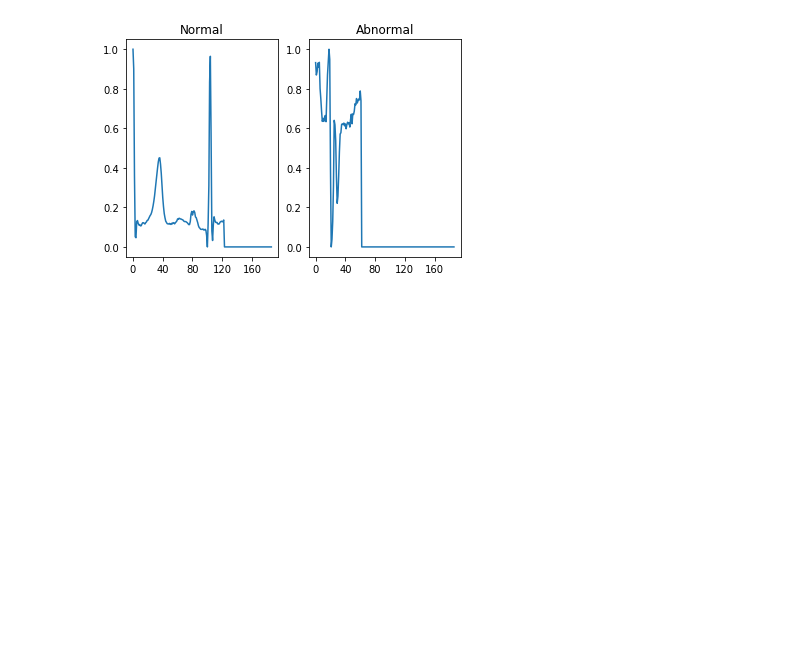
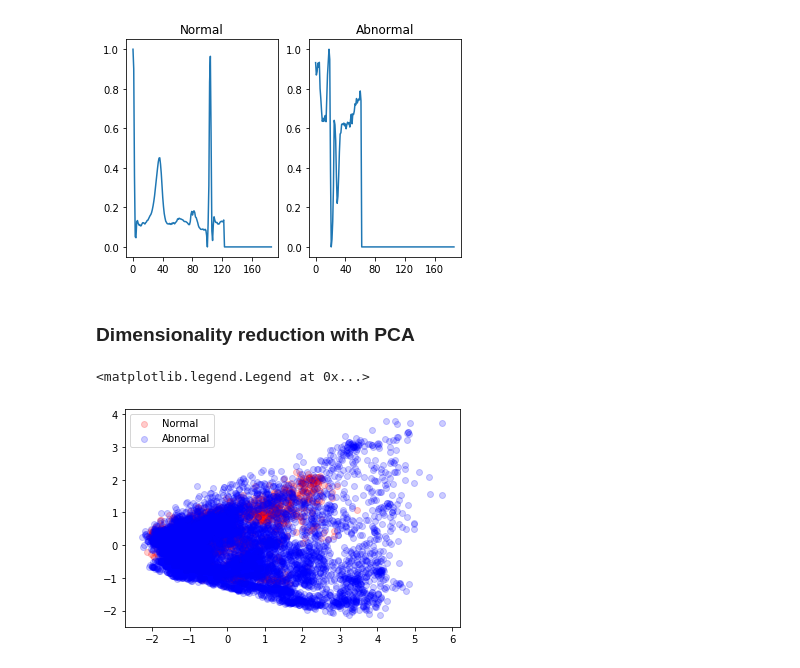
Before and after one commit to CarlosGomes98/ECG-Classification, a Jupyter notebook: Visualization.ipynb, the cells around one changed output. Cells and saved outputs as stored; diff of their text form; code cells hidden in the pictures; blank space fills up the shorter version.

```diff
--- a/Visualization.ipynb
+++ b/Visualization.ipynb
@@ -91,3 +103,19 @@ a[1].set_title('Abnormal')
 plt.show()
 # %% [output]
 [figure]
+# %% [markdown]
+### Dimensionality reduction with PCA
+# %%
+label_index_pt = {i: np.where(Y_pt == i)[0].tolist() for i in range(0, 2)}
+# %%
+X_centered_pt = X_pt - X_pt.mean(axis=0)
+# %%
+colors = ['r', 'b']
+label_names = ['Normal', 'Abnormal']
+pca = decomposition.PCA(n_components=2)
+components = pca.fit_transform(X_centered_pt.squeeze())
+axes = [plt.scatter(components[label_index_pt[i], 0], components[label_index_pt[i], 1], c=colors[i], alpha = 0.2) for i in range(2)]
+plt.legend(axes, label_names)
+# %% [output]
+<matplotlib.legend.Legend at 0x...>
+[figure, added]
```
Also changed, not shown: parts of 3 cells of this notebook.
